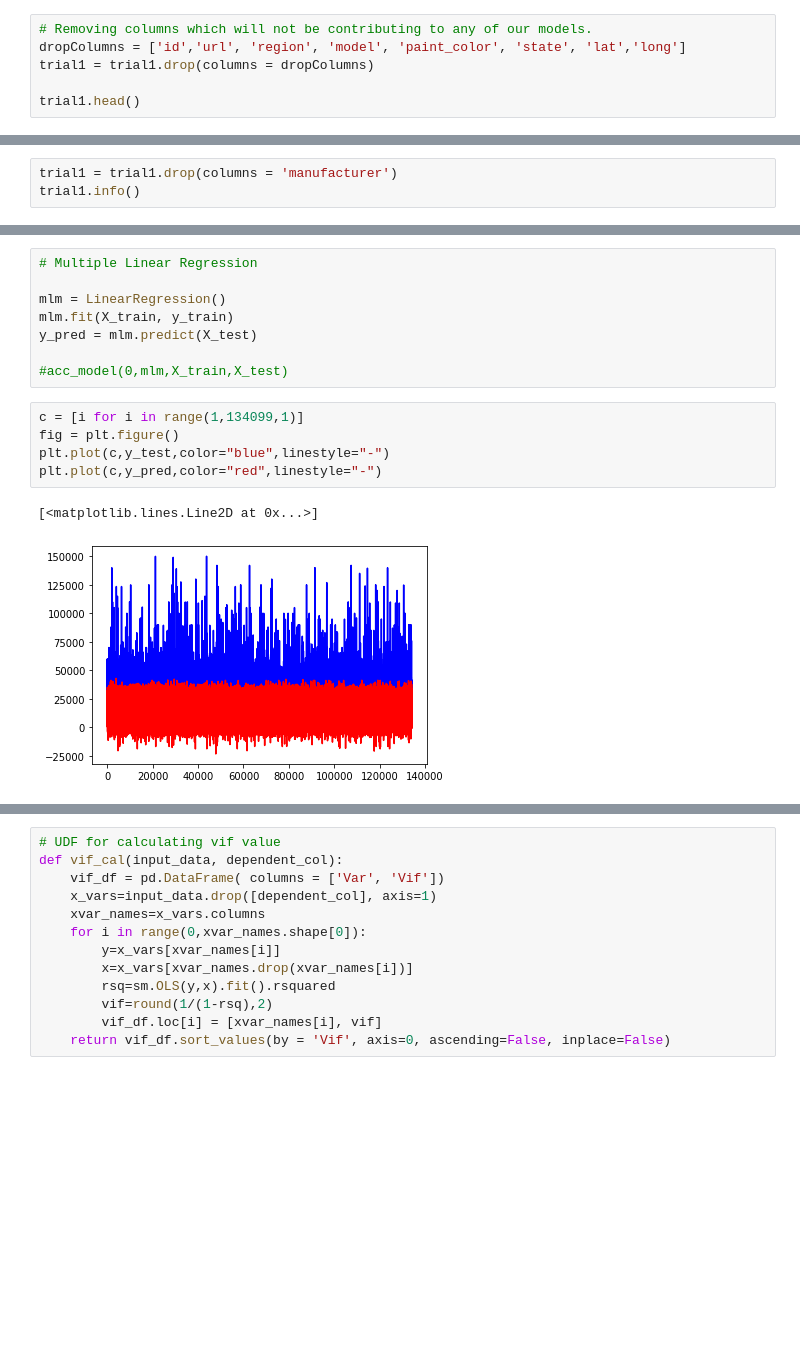
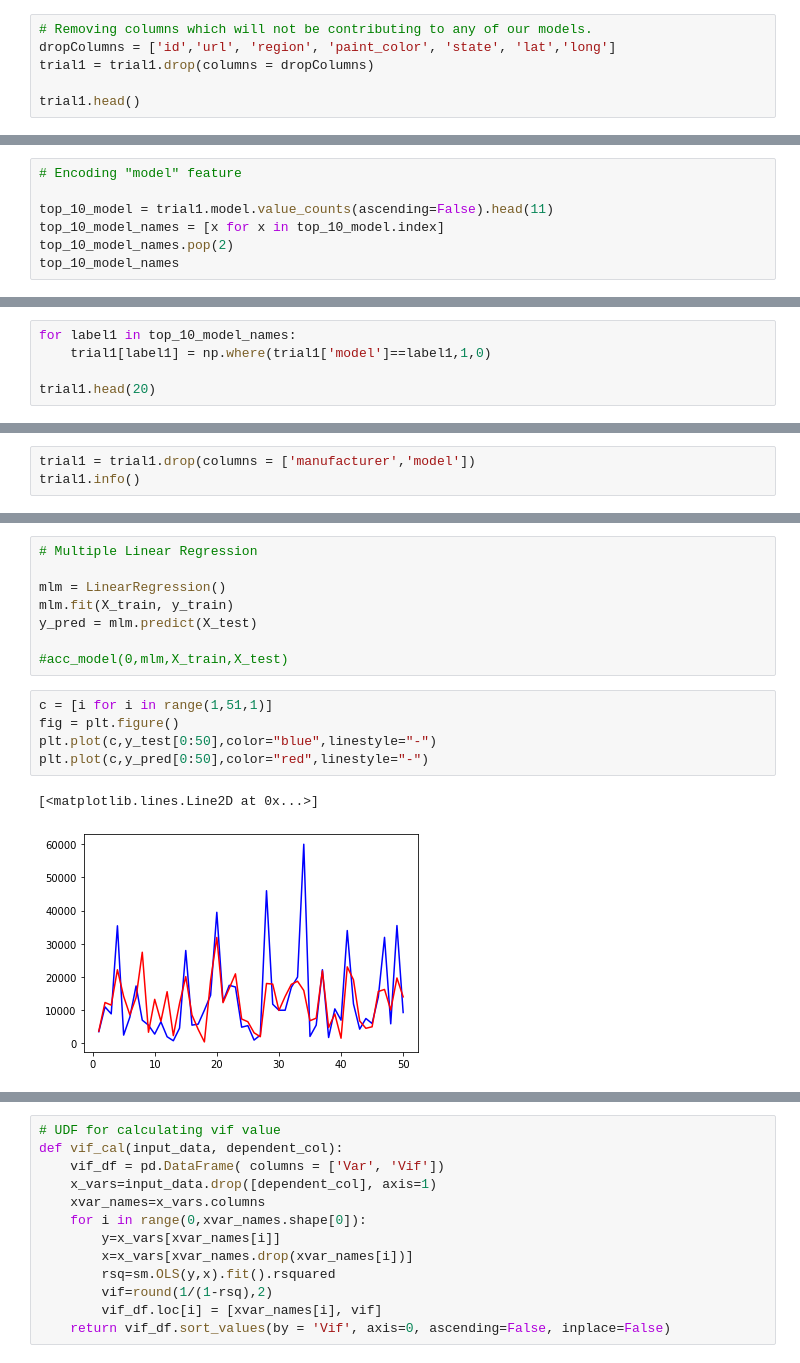
Before and after one commit to sukesh-reddy/Used-Cars-Analysis, a Jupyter notebook: modelling.ipynb, the cells around one changed output, grey strips where cells are left out. Cells and saved outputs as stored; diff of their text form; blank space fills up the shorter version.

Commit message:
Encoding and modeling

```diff
--- a/modelling.ipynb
+++ b/modelling.ipynb
@@ -30,7 +30,7 @@ dtypes: float64(4), int64(4), object(11)
 memory usage: 64.8+ MB
 # %%
 # Removing columns which will not be contributing to any of our models.
-dropColumns = ['id','url', 'region', 'model', 'paint_color', 'state', 'lat','long']
+dropColumns = ['id','url', 'region', 'paint_color', 'state', 'lat','long']
 trial1 = trial1.drop(columns = dropColumns)
 
 trial1.head()
@@ -135,0 +138,7 @@ trial1.head(20)
+# %%
+# Encoding "model" feature
+
+top_10_model = trial1.model.value_counts(ascending=False).head(11)
+top_10_model_names = [x for x in top_10_model.index]
+top_10_model_names.pop(2)
+top_10_model_names
@@ -135,0 +156,5 @@ trial1.head(20)
+# %%
+for label1 in top_10_model_names:
+    trial1[label1] = np.where(trial1['model']==label1,1,0)
+
+trial1.head(20)
@@ -166,5 +210,5 @@ trial1.head()
 # %%
-trial1 = trial1.drop(columns = 'manufacturer')
+trial1 = trial1.drop(columns = ['manufacturer','model'])
 trial1.info()
 # %% [output]
 <class 'pandas.core.frame.DataFrame'>
@@ -824,13 +868,13 @@ y_pred = mlm.predict(X_test)
 
 #acc_model(0,mlm,X_train,X_test)
 # %%
-c = [i for i in range(1,134099,1)]
+c = [i for i in range(1,51,1)]
 fig = plt.figure()
-plt.plot(c,y_test,color="blue",linestyle="-")
-plt.plot(c,y_pred,color="red",linestyle="-")
+plt.plot(c,y_test[0:50],color="blue",linestyle="-")
+plt.plot(c,y_pred[0:50],color="red",linestyle="-")
 # %% [output]
 [<matplotlib.lines.Line2D at 0x...>]
-[figure, old version]
+[figure, new version]
 # %%
 import statsmodels.api as sm
 
```
Also changed, not shown: parts of 35 cells of this notebook.
